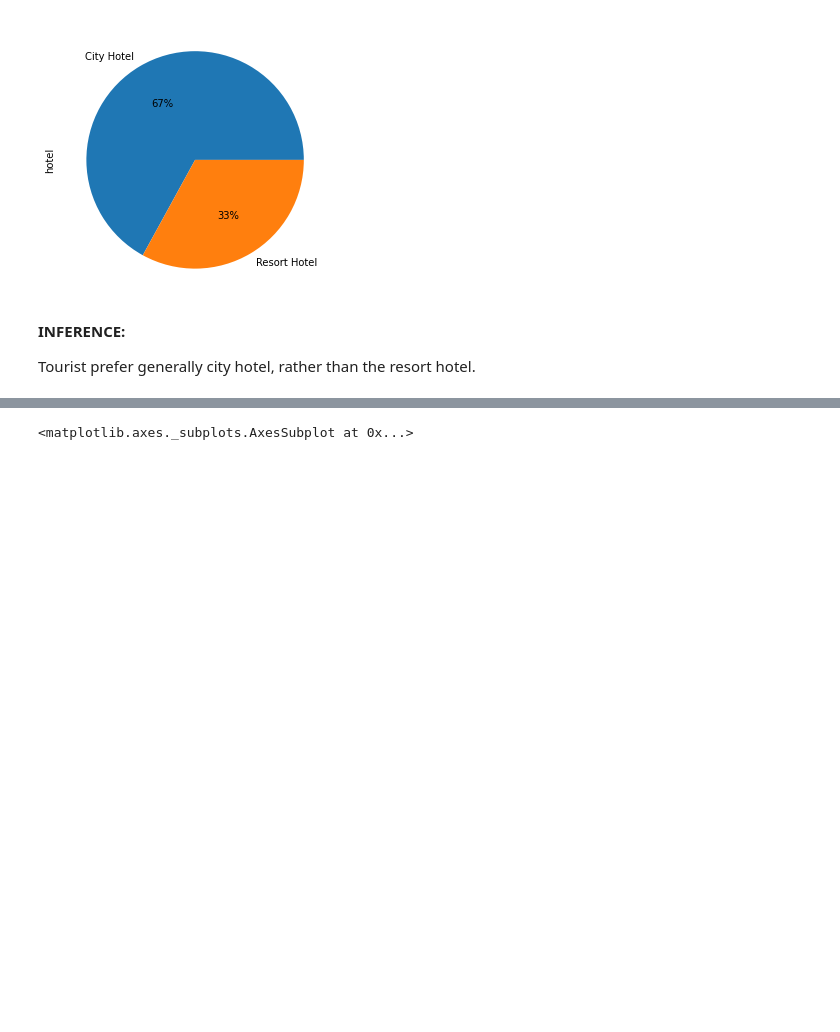
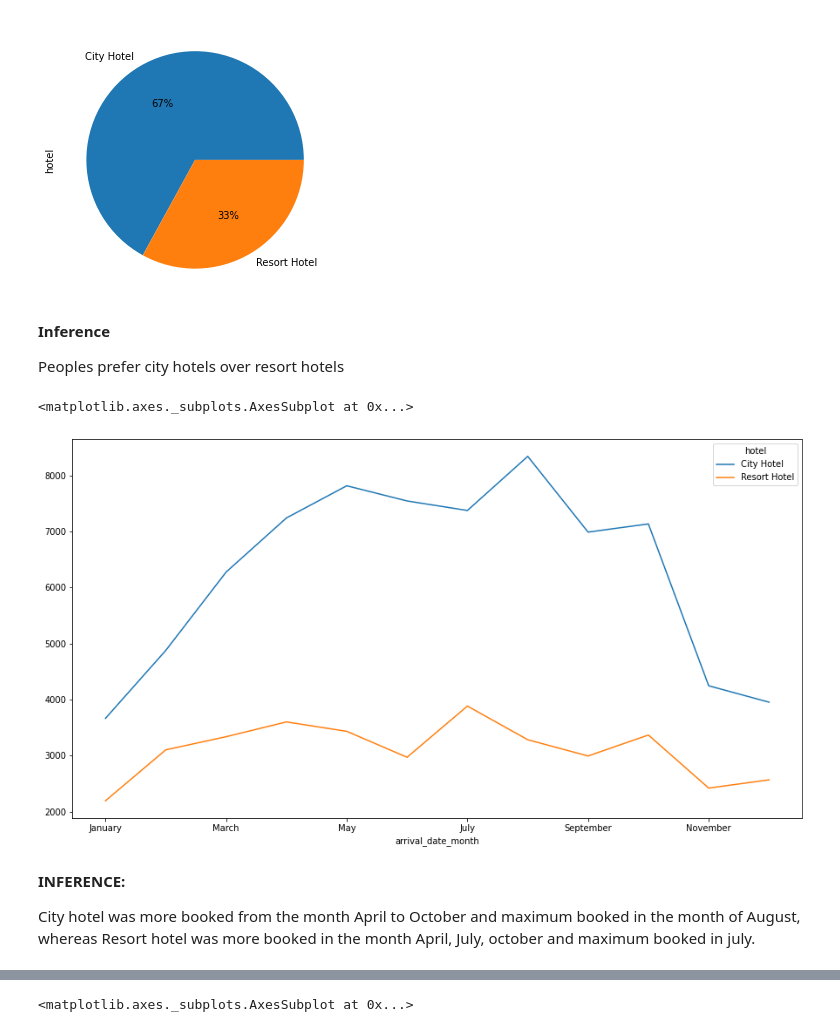
Before and after one commit to sauravkumar19/Hotel_booking_data_analysis, a Jupyter notebook: Hotel_Booking.ipynb, the cells around one changed output, grey strips where cells are left out. Cells and saved outputs as stored; diff of their text form; code cells hidden in the pictures; blank space fills up the shorter version.

```diff
--- a/Hotel_Booking.ipynb
+++ b/Hotel_Booking.ipynb
@@ -220,7 +233,19 @@ hotel_type.plot(kind = 'pie',figsize = (5,5),autopct='%1.0f%%')
 # %% [output]
 <matplotlib.axes._subplots.AxesSubplot at 0x...>
 [figure]
-# %% [markdown]
-**INFERENCE:**
-
-Tourist prefer generally city hotel, rather than the resort hotel.
+# %% [markdown]
+**Inference**
+
+Peoples prefer city hotels over resort hotels
+# %%
+#In which month, hotel booking is maximum and minimum
+arrival_months = pd.crosstab(hotels['arrival_date_month'],hotels['hotel'])
+arrival_months = arrival_months.reindex(['January','February','March', 'April', 'May', 'June', 'July', 'August', 'September', 'October', 'November', 'December'])
+arrival_months.plot(kind = 'line', y = ['City Hotel','Resort Hotel'], figsize=(15,8))
+# %% [output]
+<matplotlib.axes._subplots.AxesSubplot at 0x...>
+[figure, added]
+# %% [markdown]
+**INFERENCE:**
+
+City hotel was more booked from the month April to October and maximum booked in the month of August, whereas Resort hotel was more booked in the month April, July, october and maximum booked in july.
```
Also changed, not shown: parts of 100 cells of this notebook.
